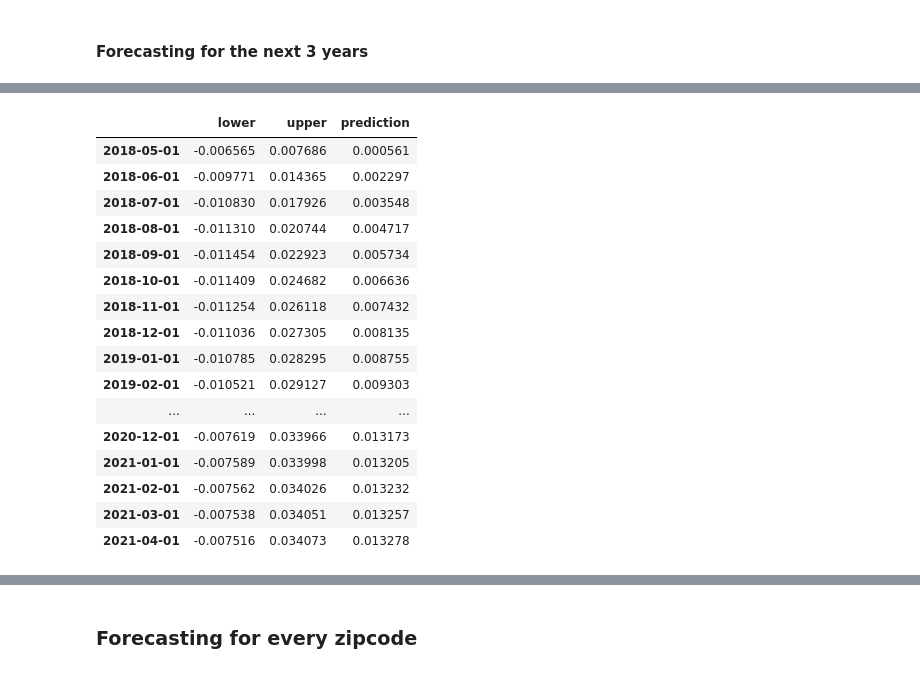
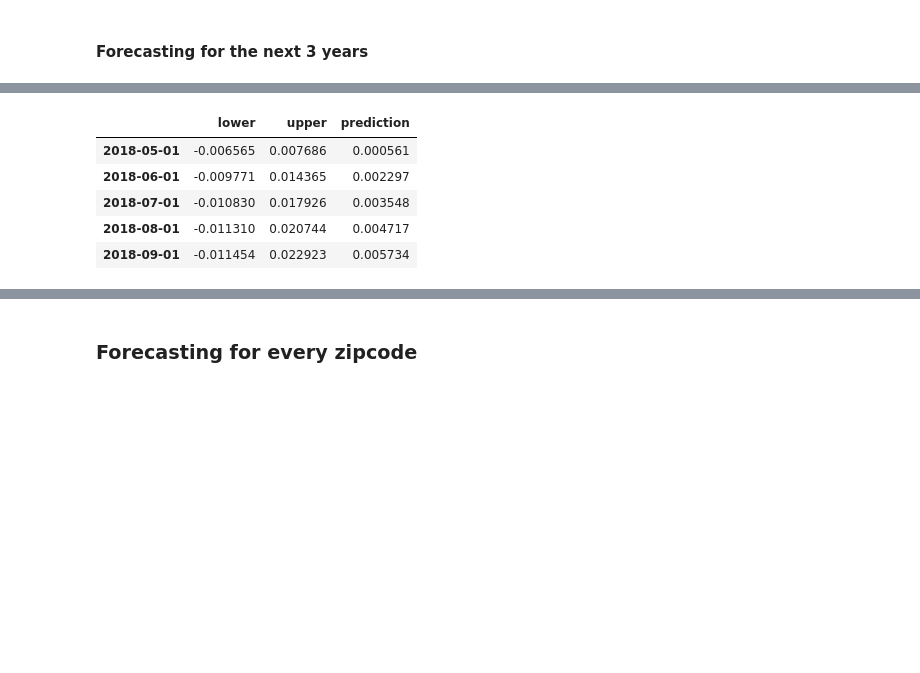
Before and after one commit to nkevin90/Time-Series-on-the-Housing-Data-Zillow-Research, a Jupyter notebook: index.ipynb, the cells around one changed output, grey strips where cells are left out. Drawn from its saved outputs; the diff is of its cells as text; code cells hidden in the pictures; blank space fills up the shorter version.

```diff
--- a/index.ipynb
+++ b/index.ipynb
@@ -844,28 +833,17 @@ Warnings:
 # %%
 ## Getting a forecast for the next 36 months after the last recorded date on our dataset.
 forecast = full_output.get_forecast(36)
 future_prediction = forecast.conf_int()
 future_prediction['Price'] = forecast.predicted_mean
 future_prediction.columns = ['lower','upper','prediction']
-future_prediction
+future_prediction.head()
 # %% [output]
 |  | lower | upper | prediction |
 | 2018-05-01 | -0.006565 | 0.007686 | 0.000561 |
 | 2018-06-01 | -0.009771 | 0.014365 | 0.002297 |
 | 2018-07-01 | -0.010830 | 0.017926 | 0.003548 |
 | 2018-08-01 | -0.011310 | 0.020744 | 0.004717 |
 | 2018-09-01 | -0.011454 | 0.022923 | 0.005734 |
-| 2018-10-01 | -0.011409 | 0.024682 | 0.006636 |
-| 2018-11-01 | -0.011254 | 0.026118 | 0.007432 |
-| 2018-12-01 | -0.011036 | 0.027305 | 0.008135 |
-| 2019-01-01 | -0.010785 | 0.028295 | 0.008755 |
-| 2019-02-01 | -0.010521 | 0.029127 | 0.009303 |
-| ... | ... | ... | ... |
-| 2020-12-01 | -0.007619 | 0.033966 | 0.013173 |
-| 2021-01-01 | -0.007589 | 0.033998 | 0.013205 |
-| 2021-02-01 | -0.007562 | 0.034026 | 0.013232 |
-| 2021-03-01 | -0.007538 | 0.034051 | 0.013257 |
-| 2021-04-01 | -0.007516 | 0.034073 | 0.013278 |
 # %%
 #Plotting our Forecast
 
```
Also changed, not shown: parts of 7 cells of this notebook.
